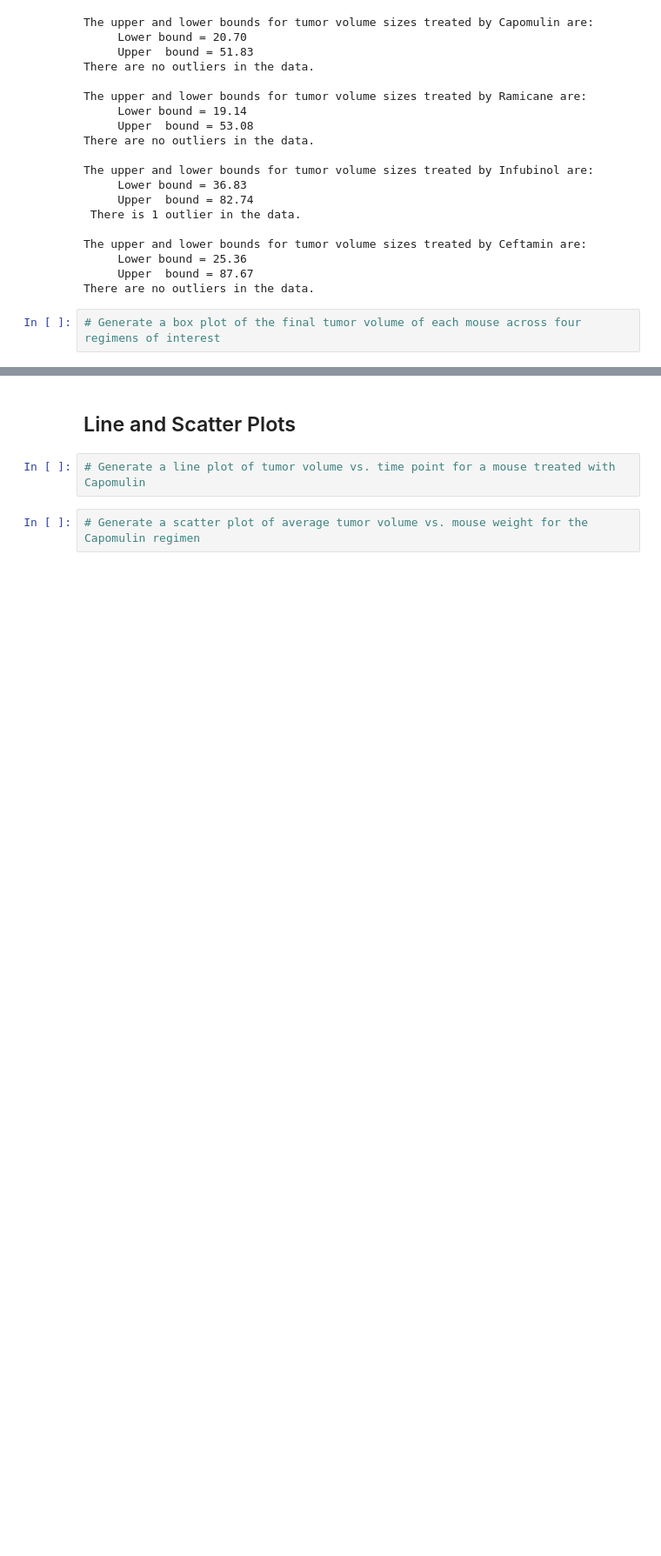
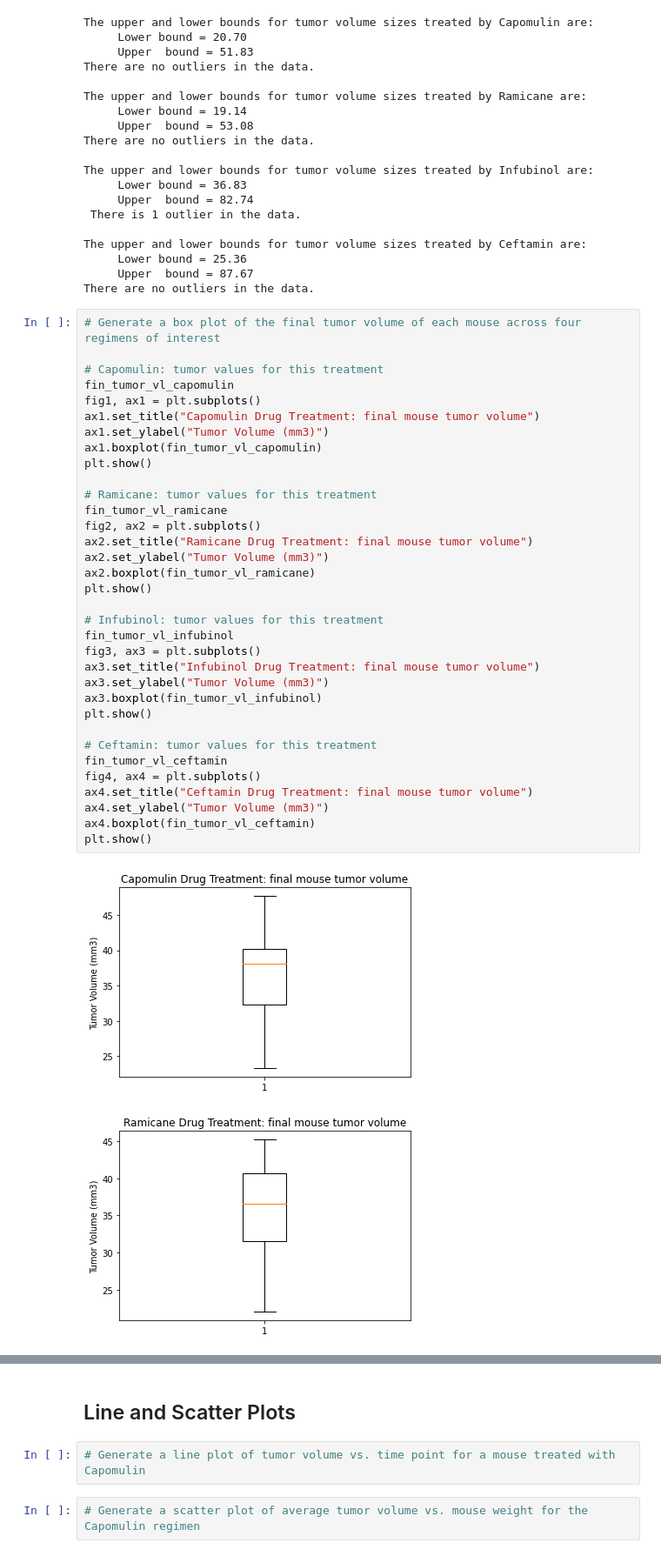
Before and after one commit to isdicely/matplotlib-challenge, a Jupyter notebook: pymaceuticals_starter.ipynb, the cells around one changed output, grey strips where cells are left out. Shown at 87% size. Saved outputs shown, nothing was run; the diff lists cells and outputs as text; blank space fills up the shorter version.

Commit message:
Created boxplot plots

```diff
--- a/pymaceuticals_starter.ipynb
+++ b/pymaceuticals_starter.ipynb
@@ -462,5 +462,40 @@ The upper and lower bounds for tumor volume sizes treated by Ceftamin are:
      Lower bound = 25.36
      Upper  bound = 87.67
 There are no outliers in the data.
-# %%
-# Generate a box plot of the final tumor volume of each mouse across four regimens of interest
+# %%
+# Generate a box plot of the final tumor volume of each mouse across four regimens of interest
+
+# Capomulin: tumor values for this treatment
+fin_tumor_vl_capomulin
+fig1, ax1 = plt.subplots()
+ax1.set_title("Capomulin Drug Treatment: final mouse tumor volume")
+ax1.set_ylabel("Tumor Volume (mm3)")
+ax1.boxplot(fin_tumor_vl_capomulin)
+plt.show()
+
+# Ramicane: tumor values for this treatment
+fin_tumor_vl_ramicane
+fig2, ax2 = plt.subplots()
+ax2.set_title("Ramicane Drug Treatment: final mouse tumor volume")
+ax2.set_ylabel("Tumor Volume (mm3)")
+ax2.boxplot(fin_tumor_vl_ramicane)
+plt.show()
+
+# Infubinol: tumor values for this treatment
+fin_tumor_vl_infubinol
+fig3, ax3 = plt.subplots()
+ax3.set_title("Infubinol Drug Treatment: final mouse tumor volume")
+ax3.set_ylabel("Tumor Volume (mm3)")
+ax3.boxplot(fin_tumor_vl_infubinol)
+plt.show()
+
+# Ceftamin: tumor values for this treatment
+fin_tumor_vl_ceftamin
+fig4, ax4 = plt.subplots()
+ax4.set_title("Ceftamin Drug Treatment: final mouse tumor volume")
+ax4.set_ylabel("Tumor Volume (mm3)")
+ax4.boxplot(fin_tumor_vl_ceftamin)
+plt.show()
+# %% [output]
+[figure, added]
+[figure, added]
```
Also changed, not shown: parts of 1 cell of this notebook.
